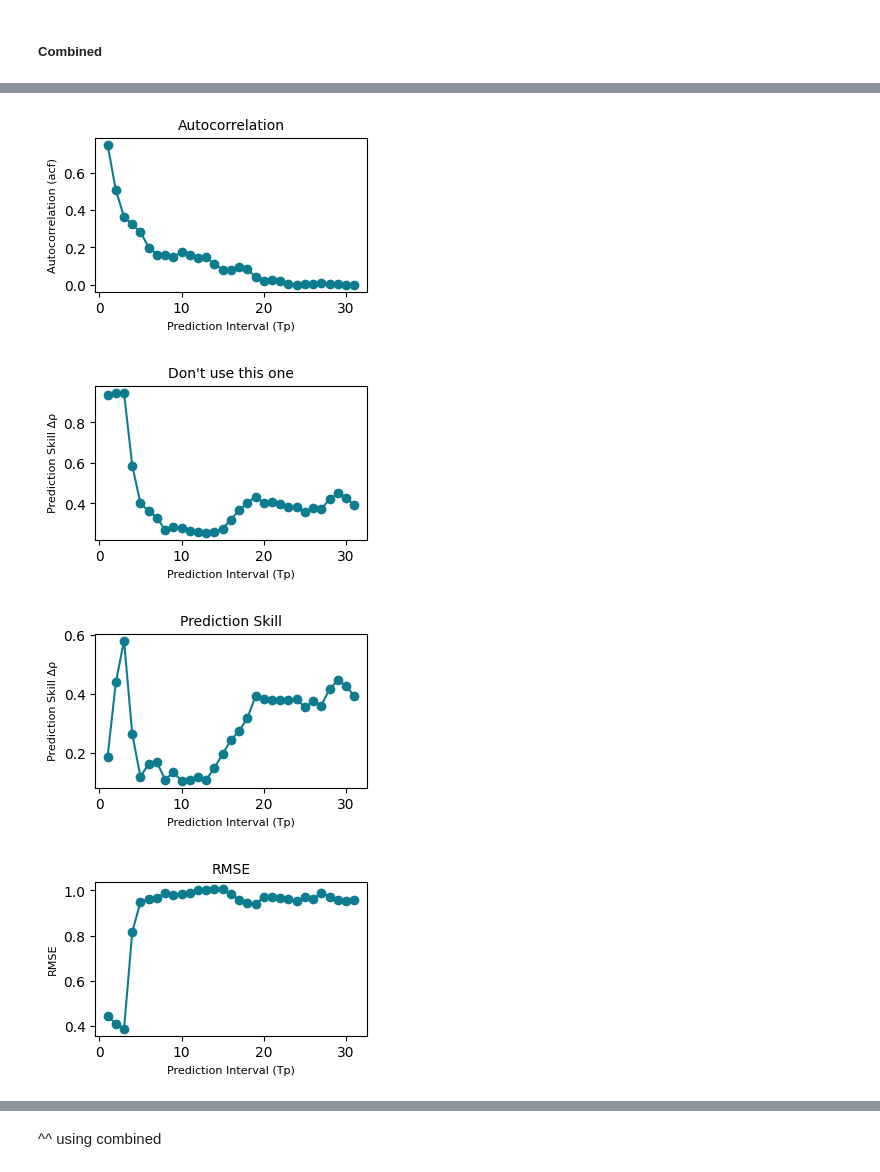
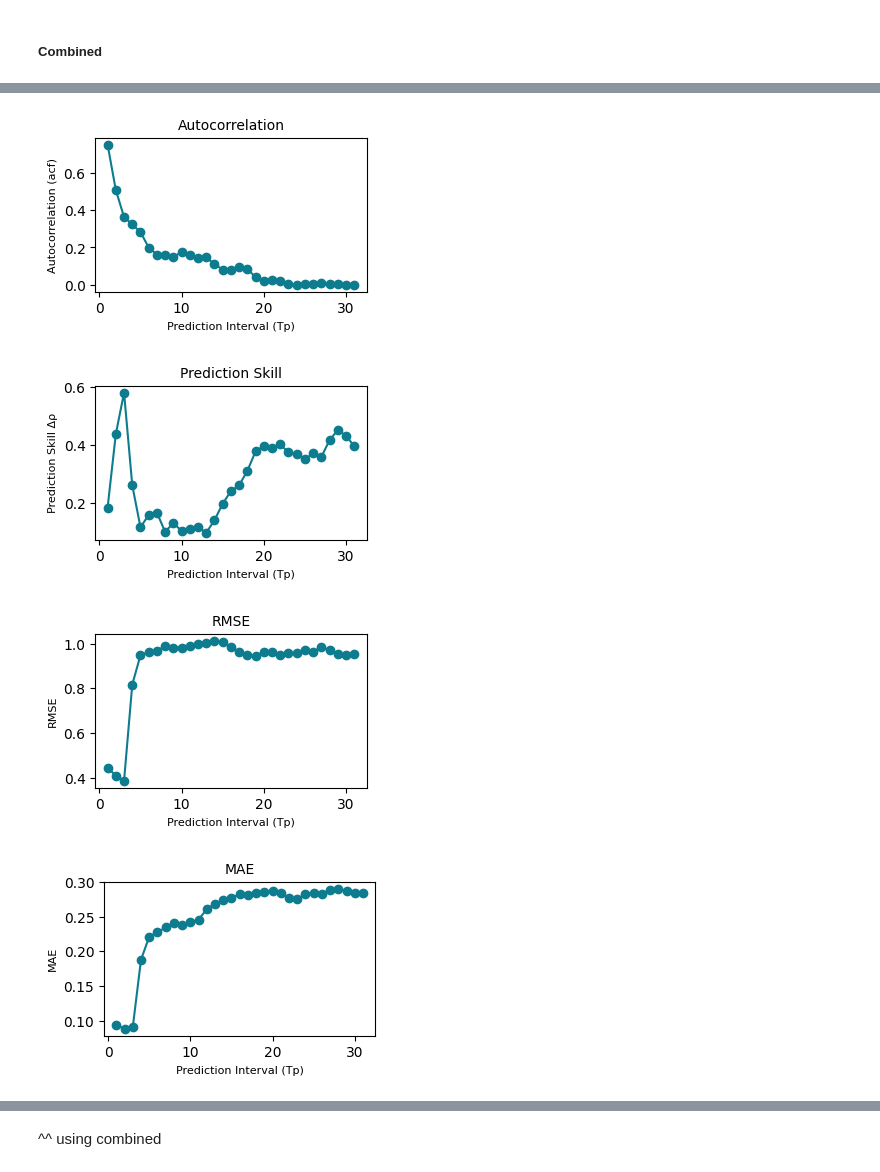
Before and after one commit to lemoncastle/hires-algal-bloom-prediction, a Jupyter notebook: models/mve.ipynb, the cells around one changed output, grey strips where cells are left out. Saved outputs shown, nothing was run; the diff lists cells and outputs as text; code cells hidden in the pictures.

```diff
--- a/models/mve.ipynb
+++ b/models/mve.ipynb
@@ -259,7 +272,7 @@ importance_all_env.columns = ["Tp", "Feature", "Proportion"]
 summary_rows_com = []
 feature_importance_by_tp_com = {}
 
-summary_rows_com, feature_importance_by_tp_com = multiview_yes(df_all, target, predictors+env_features)
+summary_rows_com, feature_importance_by_tp_com = multiview_yes(df_all, target, predictors+env_features, E=4, n_trials=500)
 summary_df_com = pd.DataFrame(summary_rows_com)
 print(summary_df_com)
 # %% [output]
@@ -288,50 +301,23 @@ importance_all_com = pd.concat(
 
 importance_all_com.columns = ["Tp", "Feature", "Proportion"]
 # print(importance_all_com)
+# %%
+def plot_tp(df, metric, ylabel, title,color="#0d7c8e",figsize=(3.5, 2)):
+    plt.figure(figsize=figsize)
+    plt.plot(df["Tp"], df[metric],marker="o",color=color)
+
+    plt.xlabel("Prediction Interval (Tp)", fontsize=8)
+    plt.ylabel(ylabel, fontsize=8)
+    plt.title(title, fontsize=10)
+
+    plt.show()
 # %%
-import matplotlib.pyplot as plt
-
-# acf over tp
-plt.figure(figsize=(3.5, 2))
-plt.plot(summary_df_com["Tp"], summary_df_com["acf"], marker="o", color="#0d7c8e")
-plt.xlabel("Prediction Interval (Tp)", fontsize=8)
-plt.ylabel("Autocorrelation (acf)", fontsize=8)
-plt.title("Autocorrelation", fontsize=10)
-plt.show()
-
-# rho_mean over tp (don't use this one) includes autocorrelation bias
-plt.figure(figsize=(3.5, 2))
-plt.plot(summary_df_com["Tp"], summary_df_com["rho_mean"], marker="o", color="#0d7c8e")
-plt.xlabel("Prediction Interval (Tp)", fontsize=8)
-plt.ylabel("Prediction Skill Δρ", fontsize=8)
-plt.title("Don't use this one", fontsize=10)
-plt.show()
-
-# rho_eff_mean over tp
-plt.figure(figsize=(3.5, 2))
-plt.plot(summary_df_com["Tp"], summary_df_com["rho_eff_mean"], marker="o", color="#0d7c8e")
-plt.xlabel("Prediction Interval (Tp)", fontsize=8)
-plt.ylabel("Prediction Skill Δρ", fontsize=8)
-plt.title("Prediction Skill", fontsize=10)
-plt.show()
-
-# rmse_mean over tp
-plt.figure(figsize=(3.5, 2))
-plt.plot(summary_df_com["Tp"], summary_df_com["rmse_mean"], marker="o", color="#0d7c8e")
-plt.xlabel("Prediction Interval (Tp)", fontsize=8)
-plt.ylabel("RMSE", fontsize=8)
-plt.title("RMSE", fontsize=10)
-plt.show()
-
-# mae_mean over tp
-plt.figure(figsize=(3.5, 2))
-plt.plot(summary_df_com["Tp"], summary_df_com["mae_mean"], marker="o", color="#0d7c8e")
-plt.xlabel("Prediction Interval (Tp)", fontsize=8)
-plt.ylabel("MAE", fontsize=8)
-plt.title("MAE", fontsize=10)
-plt.show()
+plot_tp(summary_df_com,"acf","Autocorrelation (acf)","Autocorrelation")
+plot_tp(summary_df_com,"rho_eff_mean","Prediction Skill Δρ","Prediction Skill")
+plot_tp(summary_df_com,"rmse_mean","RMSE","RMSE")
+plot_tp(summary_df_com,"mae_mean","MAE","MAE")
 # %% [output]
 [figure]
-[figure, old version]
+[figure, new version]
-[figure, old version]
+[figure, new version]
-[figure, old version]
+[figure, new version]
```
Also changed, not shown: parts of 17 cells of this notebook.
